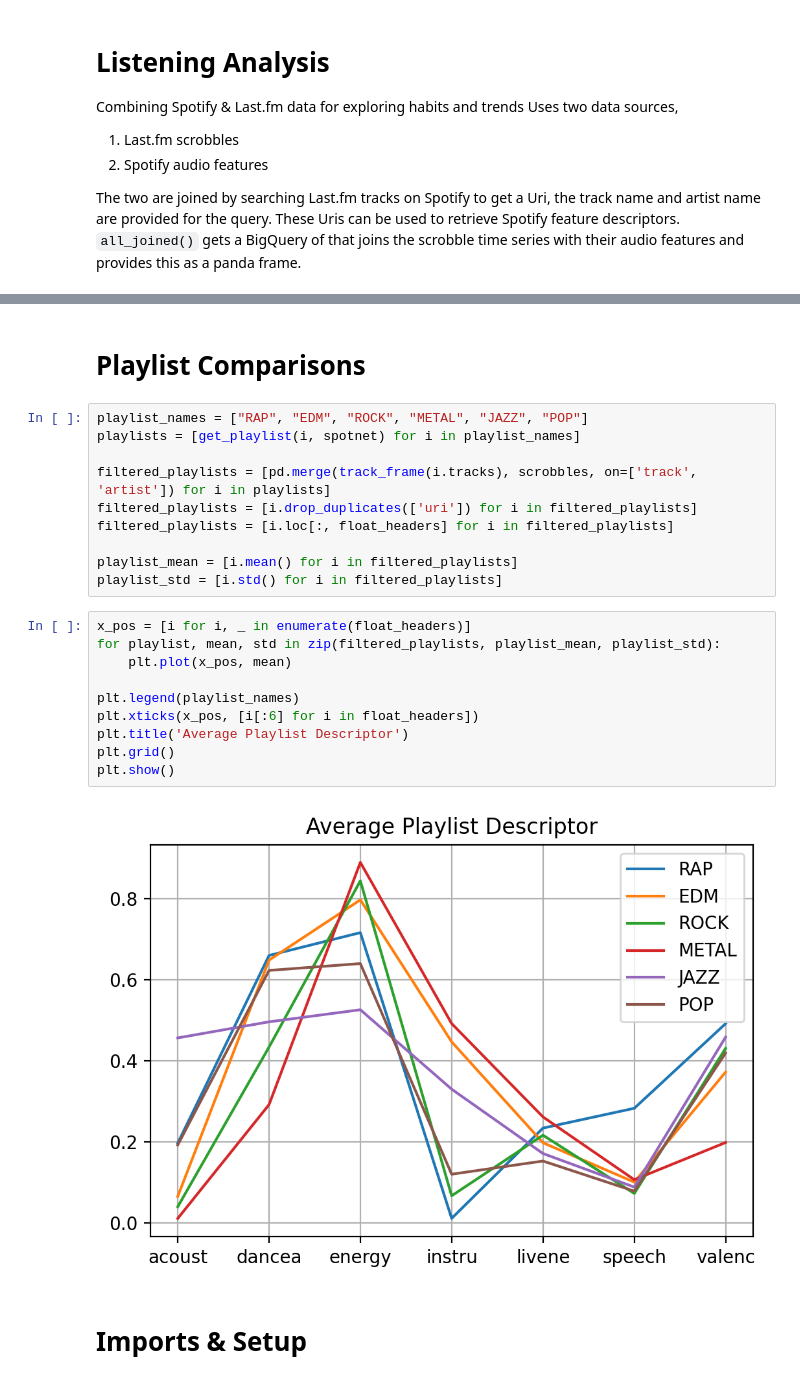
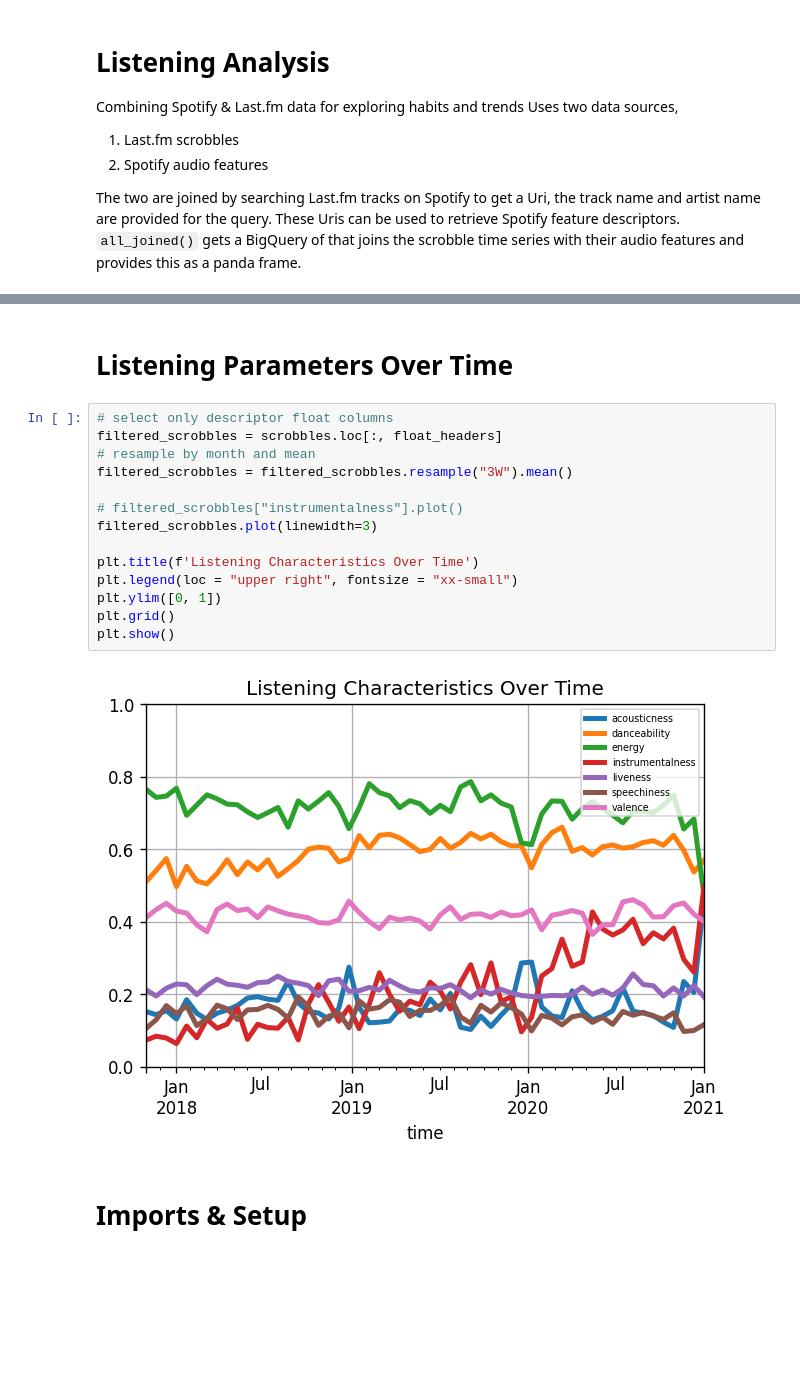
Before and after one commit to Sarsoo/listening-analysis, a Jupyter notebook: analysis.ipynb, the cells around one changed output, grey strips where cells are left out. Cells and saved outputs as stored; diff of their text form; blank space fills up the shorter version.

```diff
--- a/analysis.ipynb
+++ b/analysis.ipynb
@@ -85,27 +61,21 @@ rap_frame.describe()[1:]
-# %% [markdown]
-# Playlist Comparisons
-# %%
-playlist_names = ["RAP", "EDM", "ROCK", "METAL", "JAZZ", "POP"]
-playlists = [get_playlist(i, spotnet) for i in playlist_names]
-
-filtered_playlists = [pd.merge(track_frame(i.tracks), scrobbles, on=['track', 'artist']) for i in playlists]
-filtered_playlists = [i.drop_duplicates(['uri']) for i in filtered_playlists]
-filtered_playlists = [i.loc[:, float_headers] for i in filtered_playlists]
-
-playlist_mean = [i.mean() for i in filtered_playlists]
-playlist_std = [i.std() for i in filtered_playlists]
-# %%
-x_pos = [i for i, _ in enumerate(float_headers)]
-for playlist, mean, std in zip(filtered_playlists, playlist_mean, playlist_std):
-    plt.plot(x_pos, mean)
-
-plt.legend(playlist_names)
-plt.xticks(x_pos, [i[:6] for i in float_headers])
-plt.title('Average Playlist Descriptor')
-plt.grid()
-plt.show()
-# %% [output]
-[figure, removed]
+# %% [markdown]
+# Listening Parameters Over Time
+# %%
+# select only descriptor float columns
+filtered_scrobbles = scrobbles.loc[:, float_headers]
+# resample by month and mean
+filtered_scrobbles = filtered_scrobbles.resample("3W").mean()
+
+# filtered_scrobbles["instrumentalness"].plot()
+filtered_scrobbles.plot(linewidth=3)
+
+plt.title(f'Listening Characteristics Over Time')
+plt.legend(loc = "upper right", fontsize = "xx-small")
+plt.ylim([0, 1])
+plt.grid()
+plt.show()
+# %% [output]
+[figure, added]
 # %% [markdown]
 # Imports & Setup
 # %%
```
Also changed, not shown: parts of 8 cells of this notebook, 8 other files.
